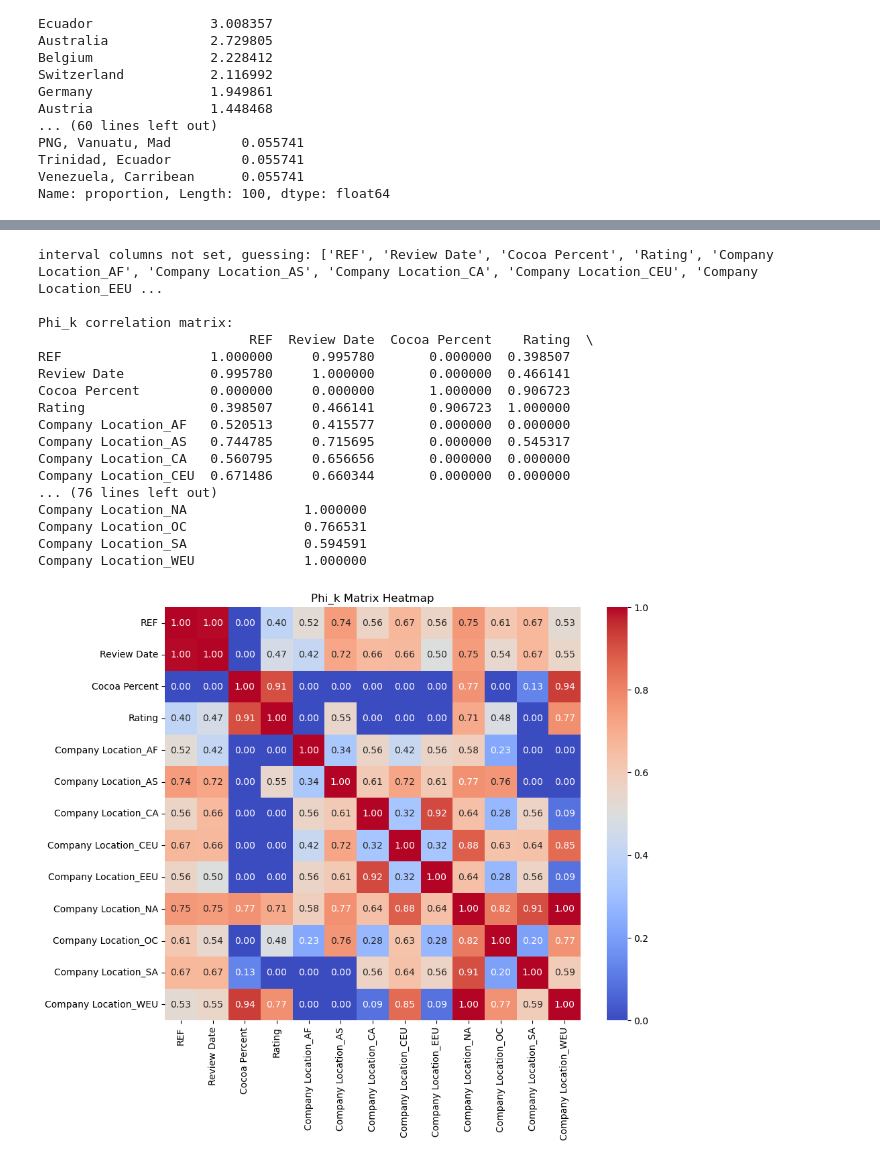
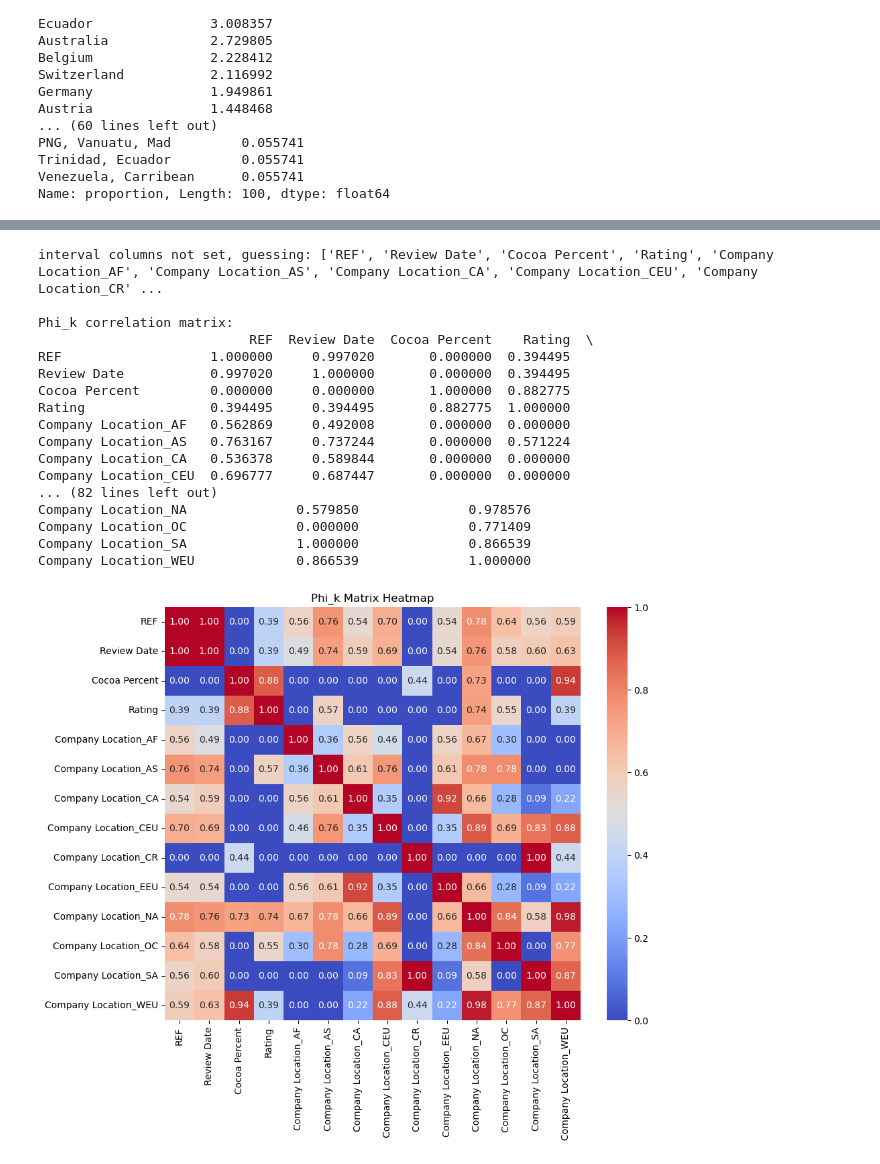
Before and after one commit to Keshfer/Chocolate-Rating-ML, a Jupyter notebook: Exploratory Data Analysis.ipynb, the cells around one changed output, grey strips where cells are left out. Drawn from its saved outputs; the diff is of its cells as text; code cells hidden in the pictures.

Commit message:
Parse/Search and Categorize data by Region

```diff
--- a/Exploratory Data Analysis.ipynb
+++ b/Exploratory Data Analysis.ipynb
@@ -159,0 +192,29 @@ Original data :
+# %%
+def one_hot_encode(df, categorical_columns):
+    #Initialize OneHotEncoder
+    encoder = OneHotEncoder(sparse_output=False)
+
+    # Apply one-hot encoding to the categorical columns
+    one_hot_encoded = encoder.fit_transform(df[categorical_columns])
+
+    #Create a DataFrame with the one-hot encoded columns
+    #We use get_feature_names_out() to get the column names for the encoded data
+    one_hot_df = pd.DataFrame(one_hot_encoded, columns=encoder.get_feature_names_out(categorical_columns))
+
+    # Concatenate the one-hot encoded dataframe with the original dataframe
+    df_encoded = pd.concat([df, one_hot_df], axis=1)
+
+    # Drop the original categorical columns
+    df_encoded = df_encoded.drop(categorical_columns, axis=1)
+
+    return df_encoded
+
+loc_categorical_columns = loc_df.select_dtypes(include=['object']).columns.tolist()
+loc_df_encoded = one_hot_encode(loc_df, loc_categorical_columns)
+
+bean_categorical_columns = bean_df.select_dtypes(include=['object']).columns.tolist()
+bean_df_encoded = one_hot_encode(bean_df, bean_categorical_columns)
+
+# Display the resulting dataframe
+print(f"Encoded data w/ Company Location : \n{loc_df_encoded}")
+print(f"Encoded data w/ Bean Origin: \n{bean_df_encoded}")
@@ -214,10 +276,10 @@ import phik
 #from phik import resources, report
 
 # Pearson's correlation matrix between numeric variables (pandas functionality)
-print(f"Encoded data: \n{df_encoded}")
+# print(f"Encoded data: \n{df_encoded}")
 
-corr_df = df_encoded.corr()
-print(f"\nCorrelation Matrix: \n{df_encoded}")
+corr_df = loc_df_encoded.corr()
+print(f"\nCorrelation Matrix: \n{corr_df}")
 plt.figure(figsize=(10, 8))
 sns.heatmap(corr_df, annot=True, cmap='coolwarm', fmt=".2f")
 plt.title('Correlation Matrix Heatmap')
@@ -277,18 +339,18 @@ Encoded data:
-interval columns not set, guessing: ['REF', 'Review Date', 'Cocoa Percent', 'Rating', 'Company Location_AF', 'Company Location_AS', 'Company Location_CA', 'Company Location_CEU', 'Company Location_EEU ...
+interval columns not set, guessing: ['REF', 'Review Date', 'Cocoa Percent', 'Rating', 'Company Location_AF', 'Company Location_AS', 'Company Location_CA', 'Company Location_CEU', 'Company Location_CR' ...
 
 Phi_k correlation matrix:
                            REF  Review Date  Cocoa Percent    Rating  \
-REF                   1.000000     0.995780       0.000000  0.398507
-Review Date           0.995780     1.000000       0.000000  0.466141
-Cocoa Percent         0.000000     0.000000       1.000000  0.906723
-Rating                0.398507     0.466141       0.906723  1.000000
-Company Location_AF   0.520513     0.415577       0.000000  0.000000
-Company Location_AS   0.744785     0.715695       0.000000  0.545317
-Company Location_CA   0.560795     0.656656       0.000000  0.000000
-Company Location_CEU  0.671486     0.660344       0.000000  0.000000
-... (76 lines left out)
-Company Location_NA               1.000000
-Company Location_OC               0.766531
-Company Location_SA               0.594591
-Company Location_WEU              1.000000
+REF                   1.000000     0.997020       0.000000  0.394495
+Review Date           0.997020     1.000000       0.000000  0.394495
+Cocoa Percent         0.000000     0.000000       1.000000  0.882775
+Rating                0.394495     0.394495       0.882775  1.000000
+Company Location_AF   0.562869     0.492008       0.000000  0.000000
+Company Location_AS   0.763167     0.737244       0.000000  0.571224
+Company Location_CA   0.536378     0.589844       0.000000  0.000000
+Company Location_CEU  0.696777     0.687447       0.000000  0.000000
+... (82 lines left out)
+Company Location_NA              0.579850              0.978576
+Company Location_OC              0.000000              0.771409
+Company Location_SA              1.000000              0.866539
+Company Location_WEU             0.866539              1.000000
-[figure, old version]
+[figure, new version]
```
Also changed, not shown: parts of 5 cells of this notebook.
